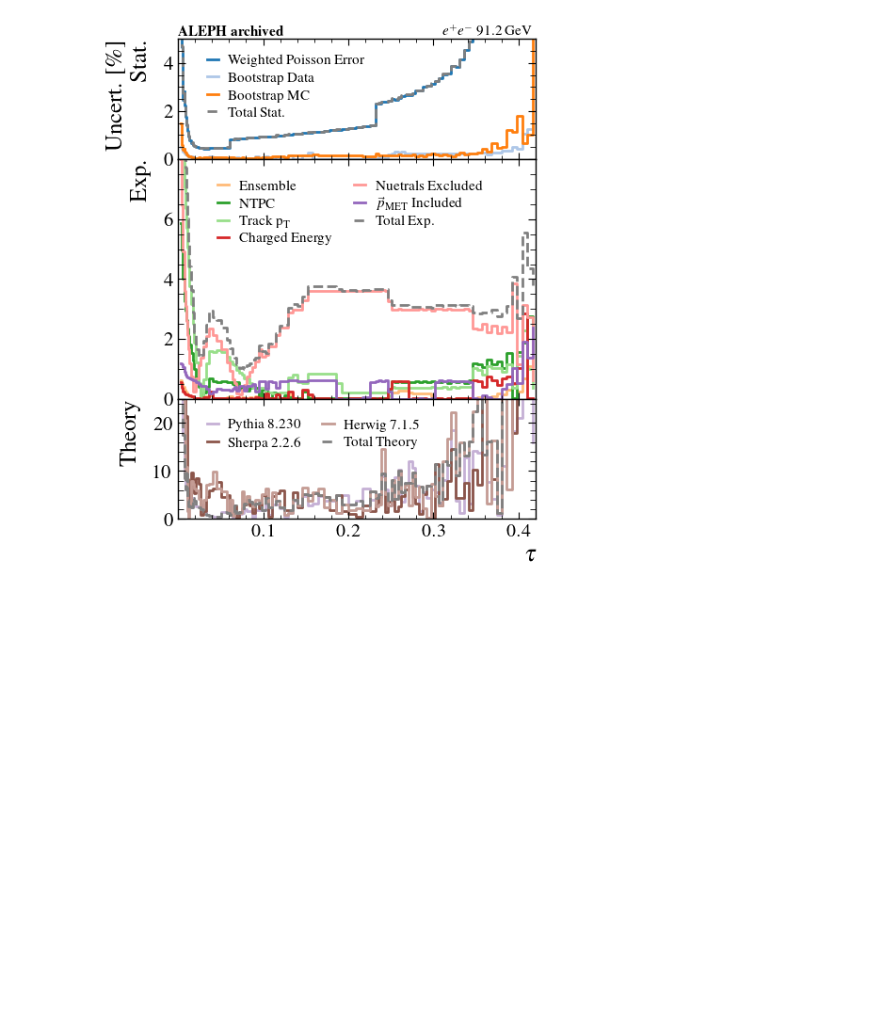
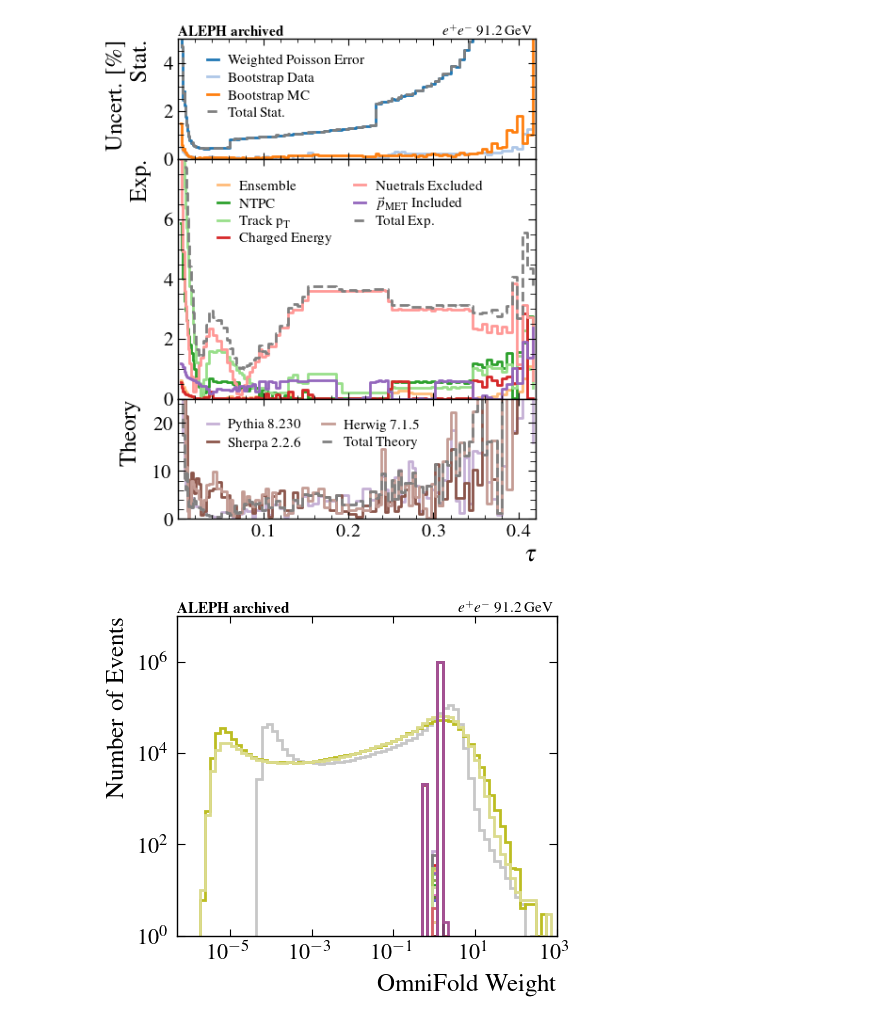
Before and after one commit to badeaa3/unfold-ee-logtau, a Jupyter notebook: Plotting/VisualizeResult.ipynb, the cells around one changed output. Drawn from its saved outputs; the diff is of its cells as text; code cells hidden in the pictures; blank space fills up the shorter version.

```diff
--- a/Plotting/VisualizeResult.ipynb
+++ b/Plotting/VisualizeResult.ipynb
@@ -2039,3 +2039,86 @@ for pName, region_style in paperPlotConf.items():
 # %% [output]
 [figure]
 [figure]
+# %%
+style = {
+    "legend_loc" : None,
+    "legend_bbox" : None,
+    "legend_ncol" : 1,
+    "legend_fontsize" : 13,
+    "ax1_ylabel_fs" : 22,
+    "ax2_xlabel_fs" : 18,
+    "ax2_ylabel_fs" : 16,
+    "ax1_tick_ls" : 16,
+    "ax2_tick_ls" : 16,
+    "figsize" : (5,4),
+    "header_fontsize" : 11,
+}
+
+# plot
+fig, ax = plt.subplots(figsize=style["figsize"])
+# long color cycle
+colors = list(plt.cm.tab20.colors) + list(plt.cm.tab20b.colors) + list(plt.cm.tab20c.colors)
+color_cycle = itertools.cycle(colors)
+
+# plot weights
+loopOverWeights = [
+    ["Ensemble", np.squeeze(ensemble_weights, axis=0)],
+    ["Systematic", systematic_weights],
+    ["Theory", theory_weights],
+    ["Bootstrap Data", np.squeeze(bootstrap_weights_data, axis=0)],
+    ["BootstrapMC", np.squeeze(bootstrap_weights_mc, axis=0)]
+]
+bins = np.logspace(-6.5, 3.5, 80)
+theory_weights_order_iter = iter(theory_weights_order)
+systematic_weights_order_iter = iter(err_list[4][0])
+for key, weightList in loopOverWeights:
+    for iW, weights in enumerate(weightList):
+        label = f"{key} {iW}"
+        if key == "Theory":
+            label = next(theory_weights_order_iter)
+        if key == "Systematic":
+            label = next(systematic_weights_order_iter)
+        ax.hist(weights.flatten(), bins=bins, label=label, histtype='step', color=next(color_cycle), lw=2)
+
+# set the scales
+ax.set_yscale("log")
+ax.set_xscale("log")
+
+# # force log ticks
+# from matplotlib.ticker import LogLocator
+# ax.xaxis.set_major_locator(LogLocator(base=10.0, subs=None, numticks=15))   # decades
+# ax.xaxis.set_minor_locator(LogLocator(base=10.0, subs=np.arange(1.0, 10.0)*0.1, numticks=15))
+# ax.yaxis.set_major_locator(LogLocator(base=10.0, subs=None, numticks=15))   # decades
+# ax.yaxis.set_minor_locator(LogLocator(base=10.0, subs=np.arange(1.0, 10.0)*0.1, numticks=15))
+
+# set limits
+ax.set_ylim(1, 10**7)
+ax.set_xlim(0.5*10**-6, 10**3)
+
+# set the labels
+ax.set_xlabel("OmniFold Weight", fontsize=18, labelpad=8)
+ax.set_ylabel("Number of Events", fontsize=18, labelpad=8)
+
+# tick length
+ax.tick_params(axis="y", which="major", length=6)
+ax.tick_params(axis="y", which="minor", length=4)
+ax.tick_params(axis="x", which="major", length=5)
+ax.tick_params(axis="x", which="minor", length=3)
+
+# tick size
+ax.tick_params(axis='y', labelsize=16, pad=5)
+ax.tick_params(axis='x', labelsize=16, pad=5)
+
+# header text
+ax.text(0, 1.0, r"$\textbf{ALEPH\ archived}$", transform=ax.transAxes, ha='left', va='bottom', fontsize=11)
+ax.text(0.74, 1.0, r"$e^{+}e^{-}$ 91.2 GeV", transform=ax.transAxes, ha='left', va='bottom', fontsize=11)
+
+# ax.legend(ncol=2, fontsize=6, bbox_to_anchor=(0.2, 0.02), loc="lower left")
+
+# save figure
+fig.set_size_inches(style["figsize"][0], style["figsize"][1])
+fig.subplots_adjust(left=0.18, right=0.94, top=0.95, bottom=0.15)
+plt.savefig(f"{plotOutDir}/unifold_weights.pdf", bbox_inches=None, dpi=150)
+plt.show()
+# %% [output]
+[figure, added]
```
Also changed, not shown: 1 other file.
